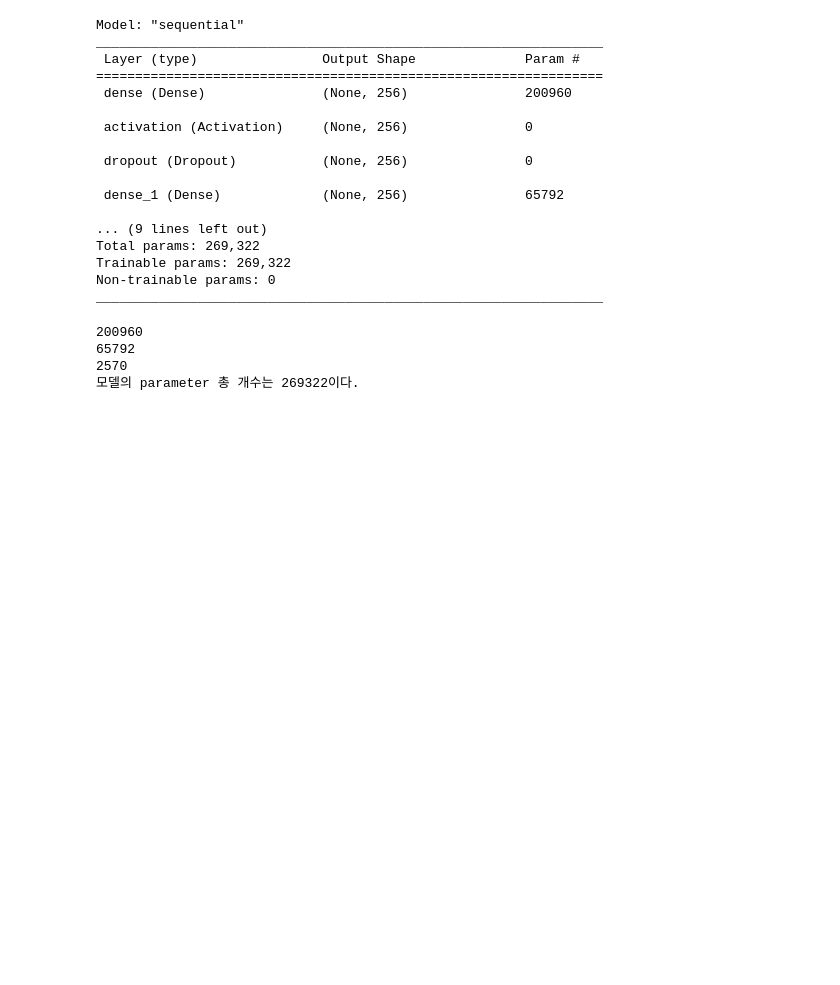
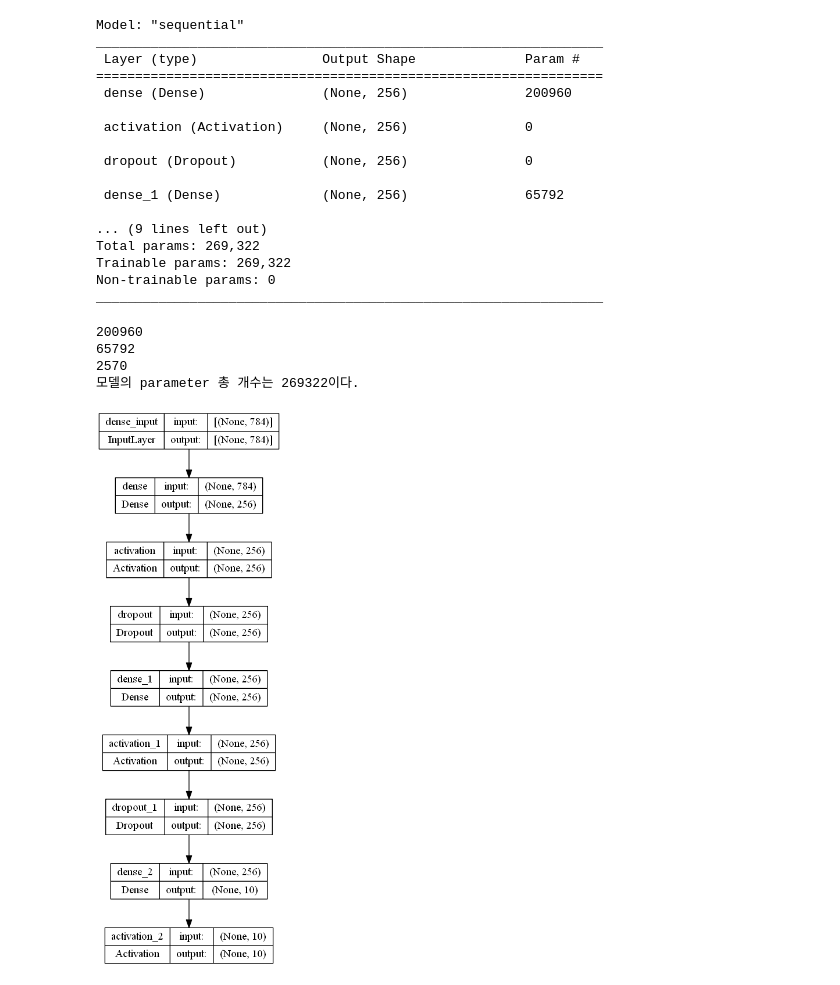
Before and after one commit to rubinkim/AdvancedDeepLearning, a Jupyter notebook: 1_3_MLP/mlp-mnist-132.ipynb, the cells around one changed output. Drawn from its saved outputs; the diff is of its cells as text; code cells hidden in the pictures; blank space fills up the shorter version.

Commit message:
plot_model(model, to_file='../Images/mlp-mnist.png, show_shapes=True

```diff
--- a/1_3_MLP/mlp-mnist-132.ipynb
+++ b/1_3_MLP/mlp-mnist-132.ipynb
@@ -136,3 +136,7 @@ print(f"모델의 parameter 총 개수는 {total_num_params}이다.")
 65792
 2570
 모델의 parameter 총 개수는 269322이다.
+# %%
+plot_model(model, to_file="../Image/mlp-mnist.png", show_shapes=True)
+# %% [output]
+[figure, added]
```
Also changed, not shown: 1 other file.
